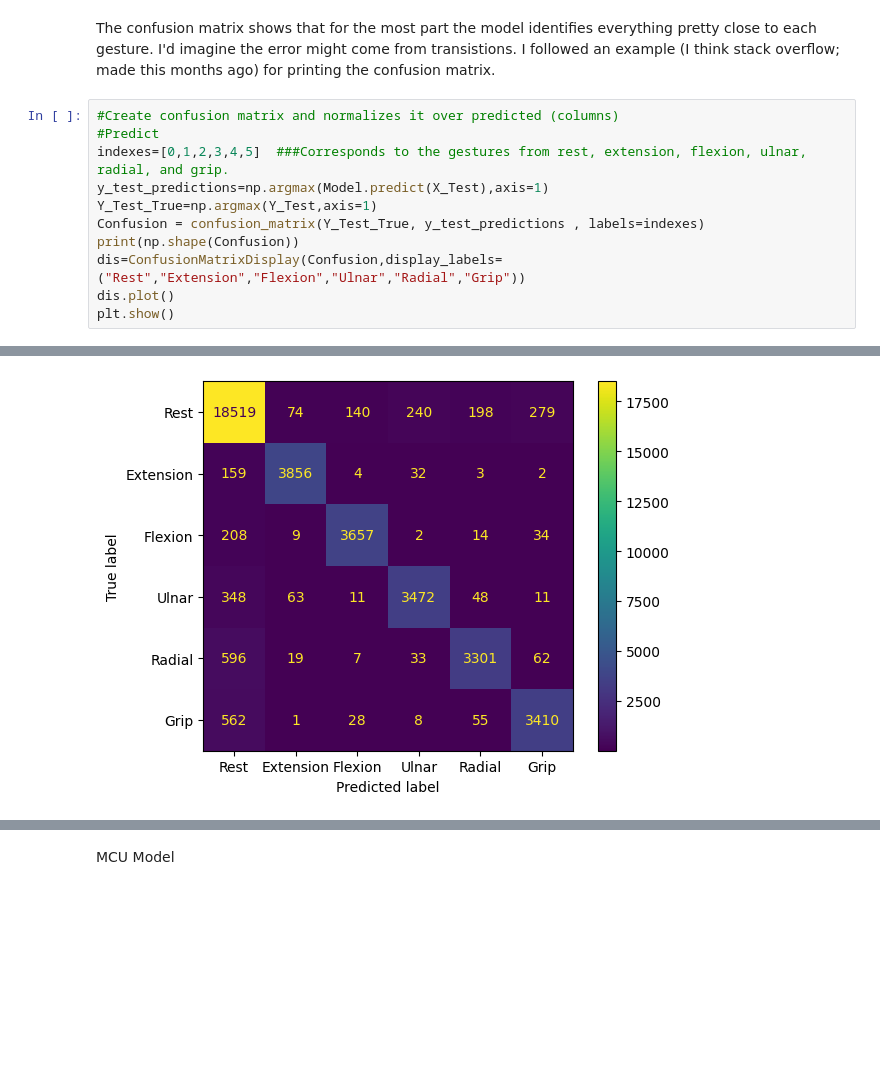
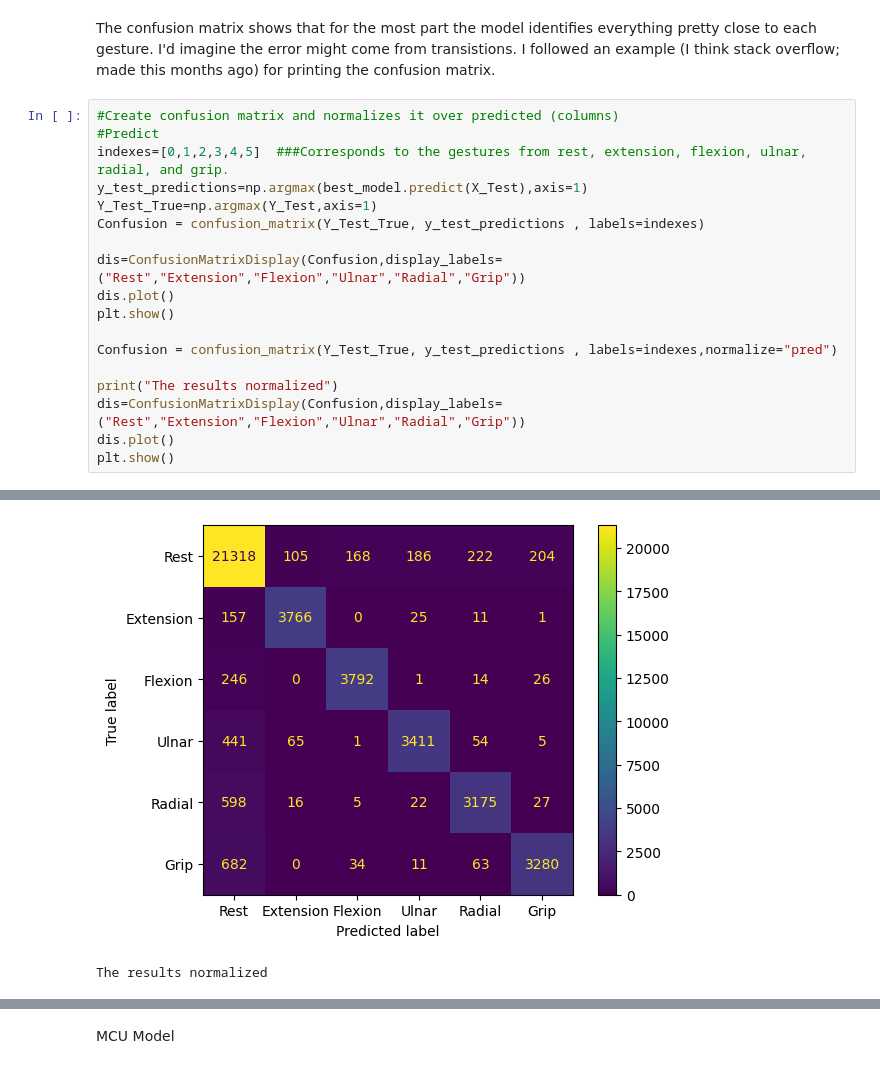
Before and after one commit to TimothyMarchant/EMG_Classifier_Using1DCNN_And_Deployment, a Jupyter notebook: EMG_Model_FINAL_PROJECT_COMPLETE.ipynb, the cells around one changed output, grey strips where cells are left out. Drawn from its saved outputs; the diff is of its cells as text; blank space fills up the shorter version.

```diff
--- a/EMG_Model_FINAL_PROJECT_COMPLETE.ipynb
+++ b/EMG_Model_FINAL_PROJECT_COMPLETE.ipynb
@@ -492,11 +515,18 @@ The confusion matrix shows that for the most part the model identifies everythin
 #Create confusion matrix and normalizes it over predicted (columns)
 #Predict
 indexes=[0,1,2,3,4,5]  ###Corresponds to the gestures from rest, extension, flexion, ulnar, radial, and grip.
-y_test_predictions=np.argmax(Model.predict(X_Test),axis=1)
+y_test_predictions=np.argmax(best_model.predict(X_Test),axis=1)
 Y_Test_True=np.argmax(Y_Test,axis=1)
 Confusion = confusion_matrix(Y_Test_True, y_test_predictions , labels=indexes)
-print(np.shape(Confusion))
+
 dis=ConfusionMatrixDisplay(Confusion,display_labels=("Rest","Extension","Flexion","Ulnar","Radial","Grip"))
 dis.plot()
 plt.show()
+
+Confusion = confusion_matrix(Y_Test_True, y_test_predictions , labels=indexes,normalize="pred")
+
+print("The results normalized")
+dis=ConfusionMatrixDisplay(Confusion,display_labels=("Rest","Extension","Flexion","Ulnar","Radial","Grip"))
+dis.plot()
+plt.show()
 # %% [output]
@@ -505 +534,2 @@ plt.show()
-[figure, old version]
+[figure, new version]
+The results normalized
```
Also changed, not shown: parts of 32 cells of this notebook.
